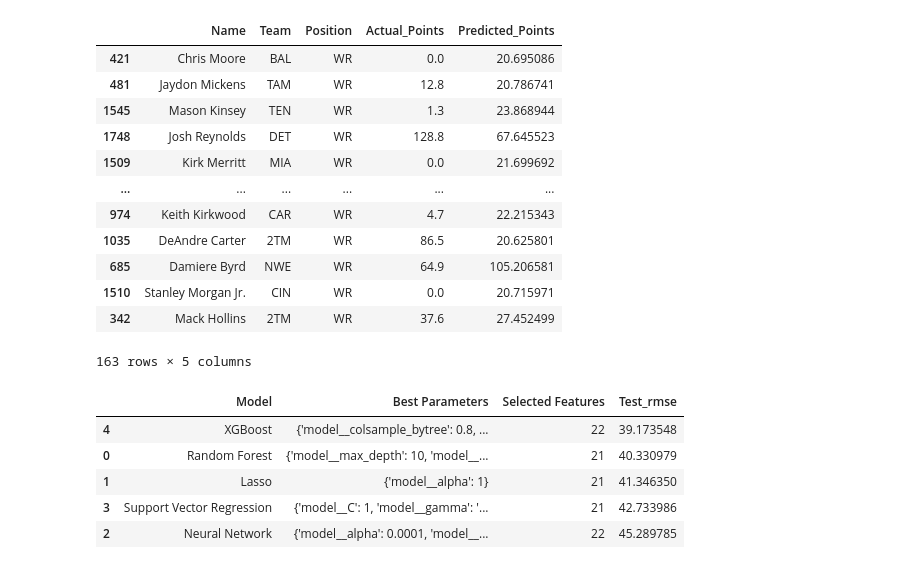
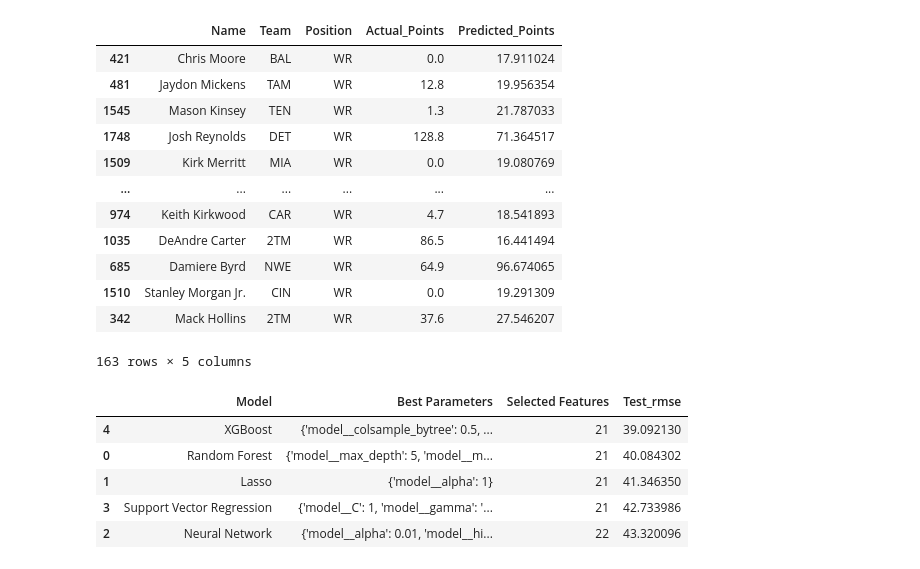
Before and after one commit to TrevBunch/DS-340W-Project, a Jupyter notebook: ModelCode.ipynb, the cells around one changed output. Cells and saved outputs as stored; diff of their text form; code cells hidden in the pictures.

```diff
--- a/ModelCode.ipynb
+++ b/ModelCode.ipynb
@@ -32,7 +32,7 @@ fantasy_data = fantasy_data[fantasy_data["Next_Season"] != 2024]
 target_col = "Fantasy_PPR_NextYear"
 dropped_cols = {target_col, "Unnamed: 0", "Name", "Team", "Position", "Team_NextYear"}
 
-QB_data = fantasy_data[(fantasy_data["Position"] == "QB") & (fantasy_data["Games"] > 5) & (fantasy_data[target_col] > 100.0)].drop(columns = dropped_cols)
+QB_data = fantasy_data[fantasy_data["Position"] == "QB"] .drop(columns = dropped_cols)
 RB_data = fantasy_data[fantasy_data["Position"] == "RB"].drop(columns = dropped_cols)
 WR_data = fantasy_data[fantasy_data["Position"] == "WR"].drop(columns = dropped_cols)
 TE_data = fantasy_data[fantasy_data["Position"] == "TE"].drop(columns = dropped_cols)
@@ -61,27 +61,27 @@ X_train_TE, X_test_TE, y_train_TE, y_test_TE = train_test_split(TE_data, TE_y, t
 
 model_pipeline = {
     "Random Forest": (
-        RandomForestRegressor(random_state = 42, n_jobs = 1),
+        RandomForestRegressor(n_jobs = 1, random_state = 4),
         {
-            "model__n_estimators": [300, 400],
-            "model__max_depth": [10, 20],
-            "model__min_samples_split": [2, 5],
+            "model__n_estimators": [200, 350, 500],
+            "model__max_depth": [5, 10, 20],
+            "model__min_samples_split": [2, 5, 10],
         },
     ),
 
     "Lasso": (
-       Lasso(max_iter = 50000, random_state = 42),
+       Lasso(max_iter = 50000, random_state = 4),
         {
             "model__alpha": [.01, .1, 1, 10]
         },
     ),
 
     "Neural Network": (
-        MLPRegressor(max_iter = 4000, early_stopping = True, random_state = 42),
+        MLPRegressor(max_iter = 4000, early_stopping = True, random_state = 4),
         {
-            "model__hidden_layer_sizes": [(64, ), (128, ), (64, 32)],
-            "model__alpha": [.0001, .001],
-            "model__learning_rate_init": [.001, .01],
+            "model__hidden_layer_sizes": [(64, ), (128, ), (64, 32), (128, 64)],
+            "model__alpha": [.0001, .001, .01],
+            "model__learning_rate_init": [.001, .01, .1],
         },
     ),
     "Support Vector Regression": (
@@ -93,13 +93,13 @@ model_pipeline = {
         },
     ),
     "XGBoost": (
-        XGBRegressor(random_state = 42, n_jobs = -1, tree_method = "hist", n_estimators = 300, objective = "reg:squarederror"),
+        XGBRegressor(n_jobs = -1, tree_method = "hist", n_estimators = 300, objective = "reg:squarederror", random_state = 4),
         {
-            "model__n_estimators": [300, 500],
+            "model__n_estimators": [200, 350, 500],
             "model__max_depth": [3, 5, 7],
-            "model__learning_rate": [.01, 1],
-            "model__subsample": [.8, 1],
-            "model__colsample_bytree": [.8 ,1]
+            "model__learning_rate": [.001, .01, .1],
+            "model__subsample": [.5, .8, 1],
+            "model__colsample_bytree": [.5, .8, 1]
         },
     ),
 }
@@ -325,35 +332,38 @@ WR_results_df
 # %%
 #WR predictions
 
 best_model = grid.best_estimator_
 
 best_features, test_rmse = backward_feature_elimination(best_model, X_train_WR, y_train_WR, X_test_WR, y_test_WR)
 
 best_model.fit(X_train_WR[best_features], y_train_WR)
 
 y_pred_WR = best_model.predict(X_test_WR[best_features])
 
 
 WR_test_results = pd.DataFrame({
     "Actual_Points": y_test_WR,
     "Predicted_Points": y_pred_WR
 }, index = X_test_WR.index)
 
+WR_best_model = best_model
+WR_best_features = best_features
+
 WR_test_results = fantasy_data.loc[WR_test_results.index, ["Name", "Team", "Position"]].join(WR_test_results)
 WR_test_results
 # %% [output]
 |  | Name | Team | Position | Actual_Points | Predicted_Points |
-| 421 | Chris Moore | BAL | WR | 0.0 | 20.695086 |
-| 481 | Jaydon Mickens | TAM | WR | 12.8 | 20.786741 |
-| 1545 | Mason Kinsey | TEN | WR | 1.3 | 23.868944 |
-| 1748 | Josh Reynolds | DET | WR | 128.8 | 67.645523 |
-| 1509 | Kirk Merritt | MIA | WR | 0.0 | 21.699692 |
+| 421 | Chris Moore | BAL | WR | 0.0 | 17.911024 |
+| 481 | Jaydon Mickens | TAM | WR | 12.8 | 19.956354 |
+| 1545 | Mason Kinsey | TEN | WR | 1.3 | 21.787033 |
+| 1748 | Josh Reynolds | DET | WR | 128.8 | 71.364517 |
+| 1509 | Kirk Merritt | MIA | WR | 0.0 | 19.080769 |
 | ... | ... | ... | ... | ... | ... |
-| 974 | Keith Kirkwood | CAR | WR | 4.7 | 22.215343 |
-| 1035 | DeAndre Carter | 2TM | WR | 86.5 | 20.625801 |
-| 685 | Damiere Byrd | NWE | WR | 64.9 | 105.206581 |
-| 1510 | Stanley Morgan Jr. | CIN | WR | 0.0 | 20.715971 |
-| 342 | Mack Hollins | 2TM | WR | 37.6 | 27.452499 |
+| 974 | Keith Kirkwood | CAR | WR | 4.7 | 18.541893 |
+| 1035 | DeAndre Carter | 2TM | WR | 86.5 | 16.441494 |
+| 685 | Damiere Byrd | NWE | WR | 64.9 | 96.674065 |
+| 1510 | Stanley Morgan Jr. | CIN | WR | 0.0 | 19.291309 |
+| 342 | Mack Hollins | 2TM | WR | 37.6 | 27.546207 |
 163 rows × 5 columns
 # %%
 #TE Tuning
@@ -381,15 +391,16 @@ for name, (base_model, param_grid) in model_pipeline.items():
         "Selected Features": len(best_features),
         "Test_rmse": test_rmse})
 
+
 TE_results_df = pd.DataFrame(TE_results).sort_values("Test_rmse")
 TE_results_df
 # %% [output]
 |  | Model | Best Parameters | Selected Features | Test_rmse |
-| 4 | XGBoost | {'model__colsample_bytree': 0.8, ... | 22 | 39.173548 |
-| 0 | Random Forest | {'model__max_depth': 10, 'model__... | 21 | 40.330979 |
+| 4 | XGBoost | {'model__colsample_bytree': 0.5, ... | 21 | 39.092130 |
+| 0 | Random Forest | {'model__max_depth': 5, 'model__m... | 21 | 40.084302 |
 | 1 | Lasso | {'model__alpha': 1} | 21 | 41.346350 |
 | 3 | Support Vector Regression | {'model__C': 1, 'model__gamma': '... | 21 | 42.733986 |
-| 2 | Neural Network | {'model__alpha': 0.0001, 'model__... | 22 | 45.289785 |
+| 2 | Neural Network | {'model__alpha': 0.01, 'model__hi... | 22 | 43.320096 |
 # %%
 #TE predictions
 
```
Also changed, not shown: parts of 13 cells of this notebook.
